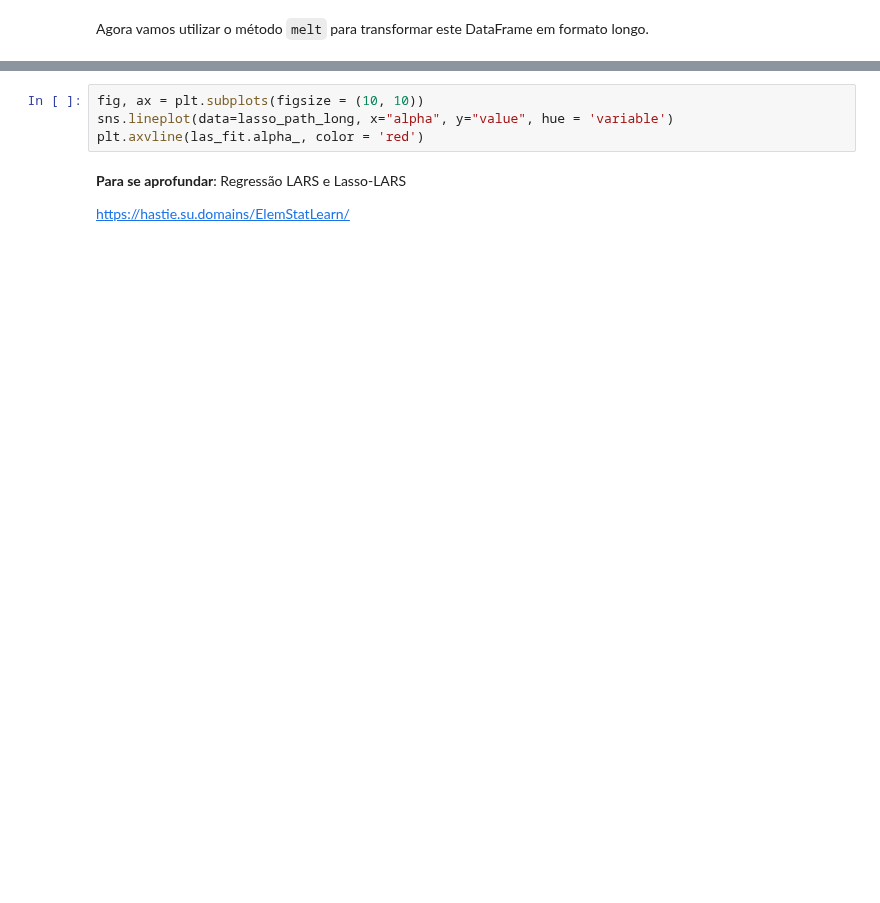
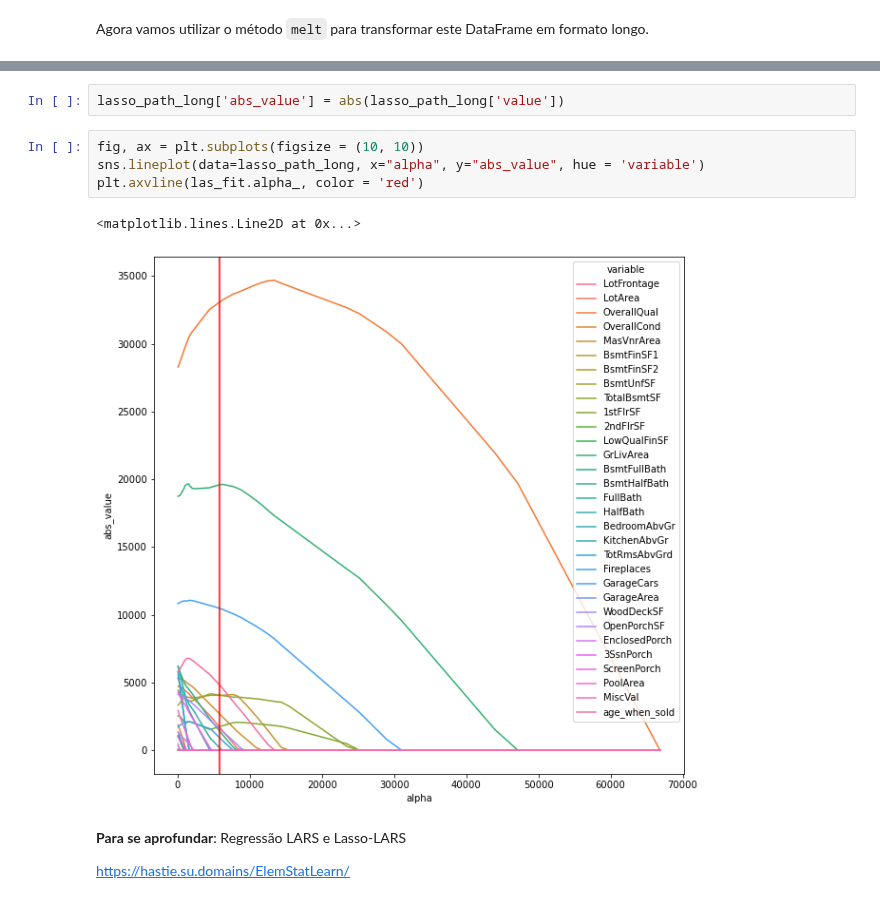
Before and after one commit to pedroteche-ih/64_PT_NOV202111, a Jupyter notebook: aulas/64 DA PT NOV-2021 Aula 20220407 Métodos Regressivos.ipynb, the cells around one changed output, grey strips where cells are left out. Drawn from its saved outputs; the diff is of its cells as text; blank space fills up the shorter version.

```diff
--- a/aulas/64 DA PT NOV-2021 Aula 20220407 Métodos Regressivos.ipynb
+++ b/aulas/64 DA PT NOV-2021 Aula 20220407 Métodos Regressivos.ipynb
@@ -163,7 +282,12 @@ lasso_path_long.head()
+# %%
+lasso_path_long['abs_value'] = abs(lasso_path_long['value'])
 # %%
 fig, ax = plt.subplots(figsize = (10, 10))
-sns.lineplot(data=lasso_path_long, x="alpha", y="value", hue = 'variable')
+sns.lineplot(data=lasso_path_long, x="alpha", y="abs_value", hue = 'variable')
 plt.axvline(las_fit.alpha_, color = 'red')
+# %% [output]
+<matplotlib.lines.Line2D at 0x...>
+[figure, added]
 # %% [markdown]
 **Para se aprofundar**: Regressão LARS e Lasso-LARS
 
```
Also changed, not shown: parts of 34 cells of this notebook, 2 other files.
